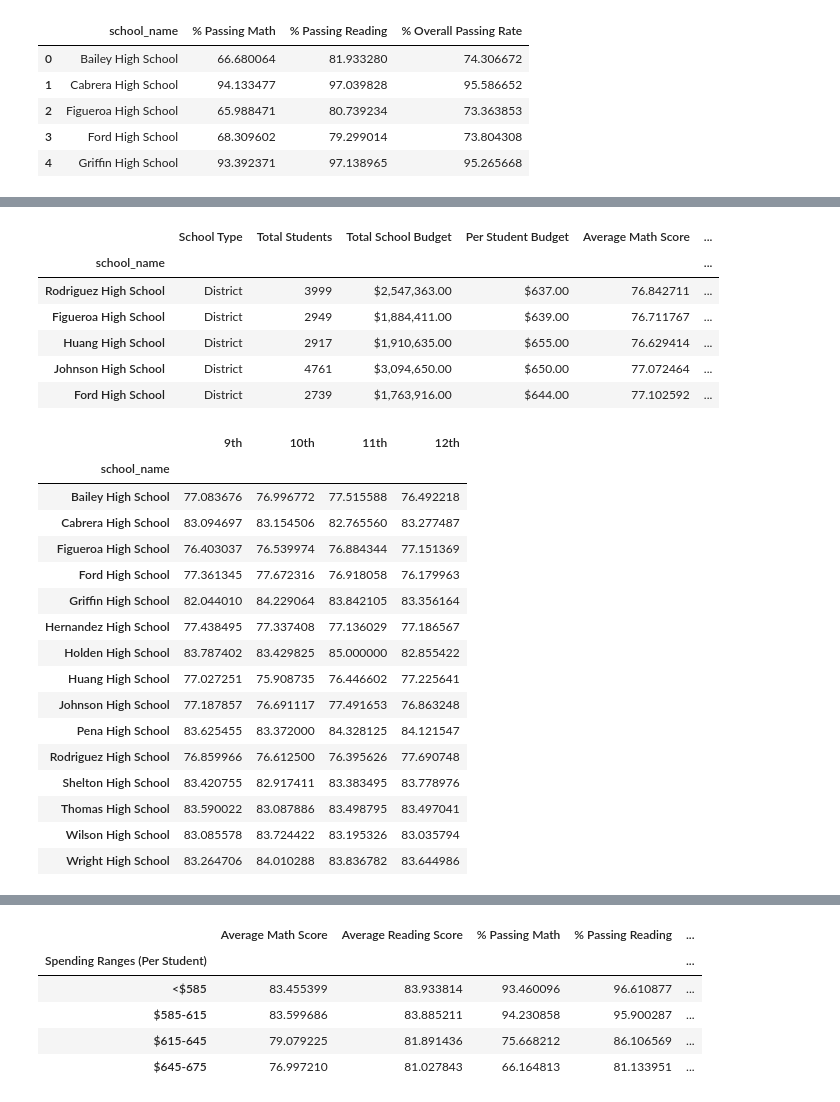
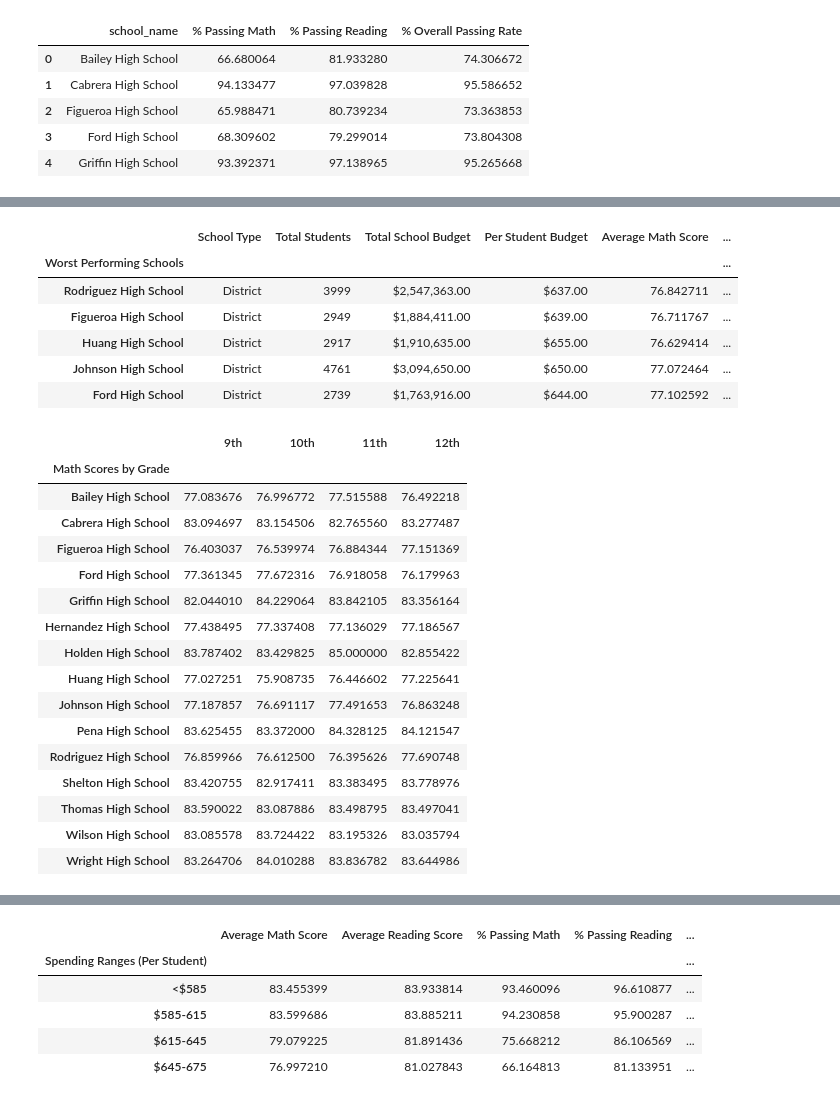
Before and after one commit to arlennav/AcademyofPy, a Jupyter notebook: PyCitySchools_starter.ipynb, the cells around one changed output, grey strips where cells are left out. Saved outputs shown, nothing was run; the diff lists cells and outputs as text; code cells hidden in the pictures.

```diff
--- a/PyCitySchools_starter.ipynb
+++ b/PyCitySchools_starter.ipynb
@@ -102,7 +102,7 @@ student_data_math_70_group=student_data_math_70.groupby("school_name")
 student_data_math_70=pd.DataFrame(student_data_math_70_group.count())
 merge_student_data_math_70 = pd.merge(student_data_math_70, school_data,how="left", on="school_name",suffixes=['_merge','_school'])
 merge_student_data_math_70 = merge_student_data_math_70.rename(columns={'math_score': 'math_score_70'})
-#% Passing Math
+# % Passing Math
 merge_student_data_math_70['% Passing Math']=round((merge_student_data_math_70['math_score_70']/merge_student_data_math_70['size'])*100,6)
 
 #Reading>=70
@@ -111,14 +111,14 @@ student_data_reading_70_group=student_data_reading_70.groupby("school_name")
 student_data_reading_70=pd.DataFrame(student_data_reading_70_group.count())
 merge_student_data_reading_70 = pd.merge(student_data_reading_70, school_data,how="left", on="school_name",suffixes=['_merge','_school'])
 merge_student_data_reading_70 = merge_student_data_reading_70.rename(columns={'reading_score': 'reading_score_70'})
-#% Passing Reading
+# % Passing Reading
 merge_student_data_reading_70['% Passing Reading']=round((merge_student_data_reading_70['reading_score_70']/merge_student_data_reading_70['size'])*100,6)
 
 
-merge_student_data_70 = pd.merge(merge_student_data_math_70, merge_student_data_reading_70, on="school_name",how = "outer") \
+merge_student_data_70 = pd.merge(merge_student_data_math_70, merge_student_data_reading_70, on="school_name") \
                         [['school_name','% Passing Math','% Passing Reading']]
 
-#% Overall Passing Rate
+# % Overall Passing Rate
 merge_student_data_70['% Overall Passing Rate']=(merge_student_data_70['% Passing Math']+ merge_student_data_70['% Passing Reading'])/2
 
 
@@ -143,9 +143,7 @@ displayColumns=[
       '% Passing Reading',
       '% Overall Passing Rate']
 
-performing_schools = pd.merge(merge_school_data,merge_student_data , on="school_name",how = "outer")[displayColumns]
-performing_schools["Per Student Budget"]=performing_schools["Per Student Budget"].map("${:,.2f}".format)
-performing_schools["Total School Budget"]=performing_schools["Total School Budget"].map("${:,.2f}".format)
+performing_schools = pd.merge(merge_school_data,merge_student_data_70 , on="school_name",how = "outer")[displayColumns]
 performing_schools.set_index(['school_name'],inplace=True)
 # %%
 #*****************************************************************
@@ -164,12 +165,15 @@ performing_schools_sorted.head(5)
 # %%
 #*****************************************************************
 #Sort and display the five worst-performing schools
 #*****************************************************************
-performing_schools_sorted=performing_schools.sort_values('% Overall Passing Rate',ascending=True)
-performing_schools_sorted.head(5)
+worst_performing_schools=performing_schools.sort_values('% Overall Passing Rate',ascending=True)
+worst_performing_schools["Per Student Budget"]=worst_performing_schools["Per Student Budget"].map("${:,.2f}".format)
+worst_performing_schools["Total School Budget"]=worst_performing_schools["Total School Budget"].map("${:,.2f}".format)
+worst_performing_schools.index.name='Worst Performing Schools'
+worst_performing_schools.head(5)
 # %% [output]
 |  | School Type | Total Students | Total School Budget | Per Student Budget | Average Math Score | ... |
-| school_name |  |  |  |  |  | ... |
+| Worst Performing Schools |  |  |  |  |  | ... |
 | Rodriguez High School | District | 3999 | $2,547,363.00 | $637.00 | 76.842711 | ... |
 | Figueroa High School | District | 2949 | $1,884,411.00 | $639.00 | 76.711767 | ... |
 | Huang High School | District | 2917 | $1,910,635.00 | $655.00 | 76.629414 | ... |
@@ -201,10 +205,12 @@ avg_math_bygrade_df = pd.merge(avg_math_bygrade_df, eleventh_math_avg_df, on = "
 avg_math_bygrade_df = pd.merge(avg_math_bygrade_df, twelfth_math_avg_df, on = "school_name", how = "outer")
 avg_math_bygrade_df.columns = ["school_name", "9th", "10th", "11th", "12th"]
 avg_math_bygrade_df.set_index(['school_name'],inplace=True)
+avg_math_bygrade_df.index.name='Math Scores by Grade'
+
 avg_math_bygrade_df
 # %% [output]
 |  | 9th | 10th | 11th | 12th |
-| school_name |  |  |  |  |
+| Math Scores by Grade |  |  |  |  |
 | Bailey High School | 77.083676 | 76.996772 | 77.515588 | 76.492218 |
 | Cabrera High School | 83.094697 | 83.154506 | 82.765560 | 83.277487 |
 | Figueroa High School | 76.403037 | 76.539974 | 76.884344 | 77.151369 |
```
Also changed, not shown: parts of 7 cells of this notebook.
